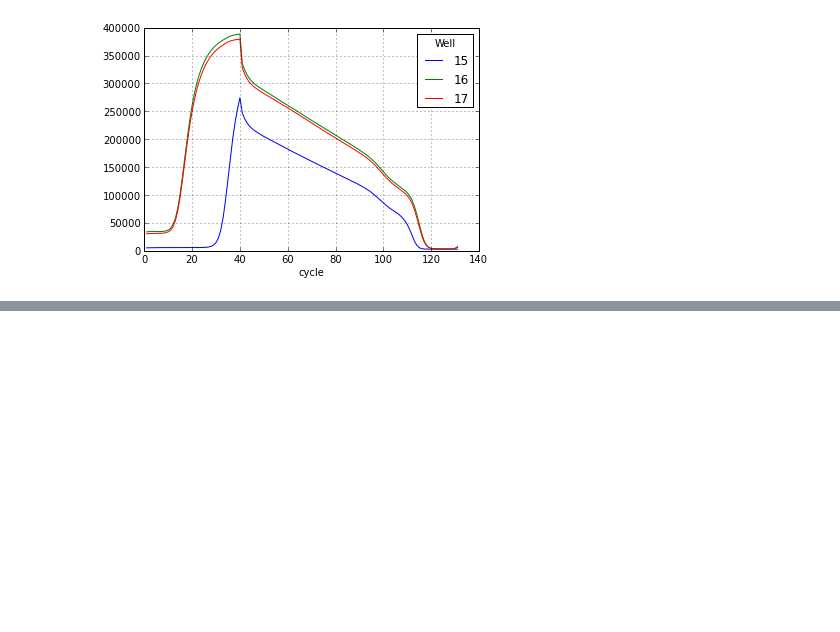
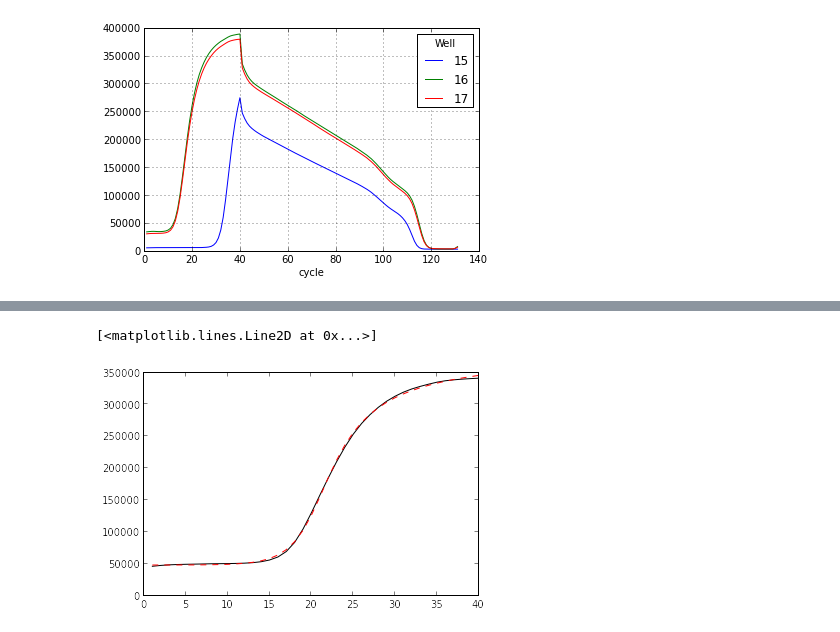
Before and after one commit to TruePCR/TruePCR, a Jupyter notebook: notebook/qPRC.ipynb, the cells around one changed output, grey strips where cells are left out. Saved outputs shown, nothing was run; the diff lists cells and outputs as text; code cells hidden in the pictures; blank space fills up the shorter version.

Commit message:
model fitting in Python by Fabs

```diff
--- a/notebook/qPRC.ipynb
+++ b/notebook/qPRC.ipynb
@@ -81,0 +81,3 @@ dna.xs('SYBR', level=1, axis=1).loc[:,15:17].plot()
+# %%
+concentrations = dna.loc[:,(31, 'SYBR')][:40].values # TODO: automatically slice (magic num. 40)
+#concentrations.plot()
@@ -81,0 +174,8 @@ dna.xs('SYBR', level=1, axis=1).loc[:,15:17].plot()
+# %%
+fitted_vals = f(times, *params)
+
+plot(times, concentrations, 'k-', label='measurements')
+plot(times, fitted_vals, 'r--', label='model')
+# %% [output]
+[<matplotlib.lines.Line2D at 0x...>]
+[figure, added]
```
Also changed, not shown: parts of 6 cells of this notebook.
